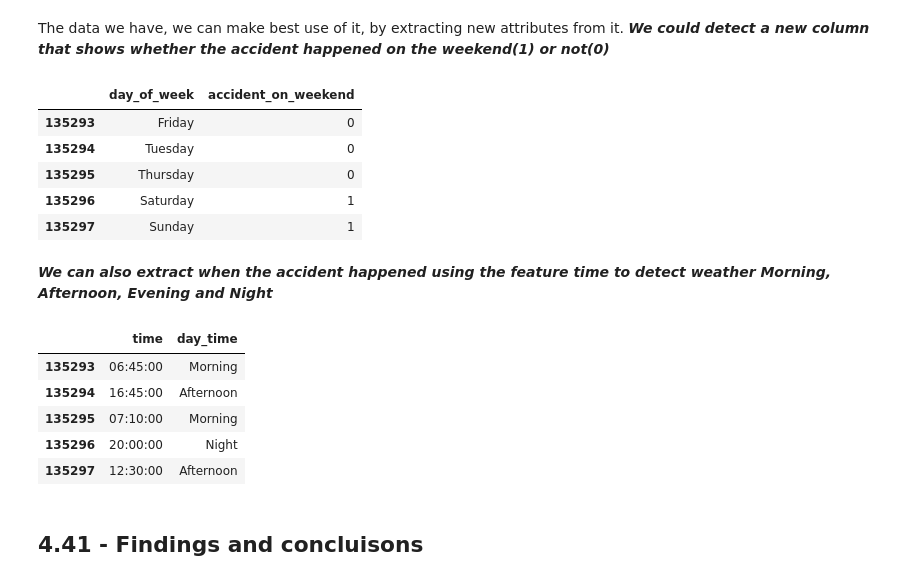
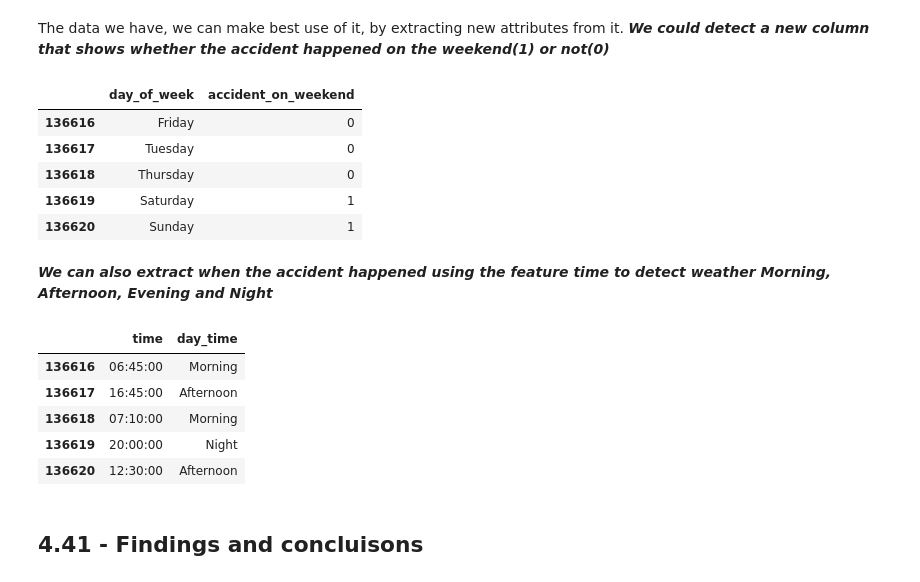
Before and after one commit to Abdelrahman-Khater/DE, a Jupyter notebook: m1 khair.ipynb, the cells around one changed output. Drawn from its saved outputs; the diff is of its cells as text; code cells hidden in the pictures.

```diff
--- a/m1 khair.ipynb
+++ b/m1 khair.ipynb
@@ -525,5 +516,6 @@ Name: date, dtype: object
 # %% [markdown]
 ### Converting date (Object) -> dateTime dataType
 # %%
-dataset['date'] =  pd.to_datetime(dataset['date'], format='%d/%m/%Y')
+dataset_copy=ds_clean.copy()
+dataset_copy['date'] =  pd.to_datetime(dataset_copy['date'], format='%d/%m/%Y')
 # %%
@@ -535,5 +527,5 @@ Name: date, dtype: datetime64[ns]
 # %% [markdown]
 ### Discretizing the data into weeks according to the dates.
 # %%
-dataset['Week number'] = dataset['date'].dt.isocalendar().week
+ds_clean['Week number'] = dataset_copy['date'].dt.isocalendar().week
 # %%
@@ -764,31 +783,31 @@ df=pd.read_csv("cleaned_ds.csv")
 # %%
-df["accident_on_weekend"]= np.where((df["day_of_week"] =="Saturday") |  (df["day_of_week"] == "Sunday"), 1, 0)
-df.loc[:,["day_of_week","accident_on_weekend"]].tail(5)
+ds_clean["accident_on_weekend"]= np.where((ds_clean["day_of_week"] =="Saturday") |  (ds_clean["day_of_week"] == "Sunday"), 1, 0)
+ds_clean.loc[:,["day_of_week","accident_on_weekend"]].tail(5)
 # %% [output]
 |  | day_of_week | accident_on_weekend |
-| 135293 | Friday | 0 |
-| 135294 | Tuesday | 0 |
-| 135295 | Thursday | 0 |
-| 135296 | Saturday | 1 |
-| 135297 | Sunday | 1 |
+| 136616 | Friday | 0 |
+| 136617 | Tuesday | 0 |
+| 136618 | Thursday | 0 |
+| 136619 | Saturday | 1 |
+| 136620 | Sunday | 1 |
 # %% [markdown]
 ***We can also extract when the accident happened using the feature time to detect weather Morning, Afternoon, Evening and Night***
 # %%
 # converting time Object format to datetime format
-df['time'] = pd.to_datetime(df['time'],format= '%H:%M')
-df.loc[df['time'].dt.hour<12, ['day_time']] = 'Morning'
-df.loc[(df['time'].dt.hour>=12) & (df['time'].dt.hour<19), ['day_time']] = 'Afternoon'
-df.loc[(df['time'].dt.hour>=19) & (df['time'].dt.hour<19), ['day_time']] = 'Evening'
-df.loc[(df['time'].dt.hour>=19) & (df['time'].dt.hour<24), ['day_time']] = 'Night'
-df['time'] = pd.to_datetime(df['time'],format= '%H:%M:%S').dt.time
-df.loc[:,["time","day_time"]].tail(5)
+ds_clean['time'] = pd.to_datetime(ds_clean['time'],format= '%H:%M')
+ds_clean.loc[ds_clean['time'].dt.hour<12, ['day_time']] = 'Morning'
+ds_clean.loc[(ds_clean['time'].dt.hour>=12) & (ds_clean['time'].dt.hour<19), ['day_time']] = 'Afternoon'
+ds_clean.loc[(ds_clean['time'].dt.hour>=19) & (ds_clean['time'].dt.hour<19), ['day_time']] = 'Evening'
+ds_clean.loc[(ds_clean['time'].dt.hour>=19) & (ds_clean['time'].dt.hour<24), ['day_time']] = 'Night'
+ds_clean['time'] = pd.to_datetime(ds_clean['time'],format= '%H:%M:%S').dt.time
+ds_clean.loc[:,["time","day_time"]].tail(5)
 # %% [output]
 |  | time | day_time |
-| 135293 | 06:45:00 | Morning |
-| 135294 | 16:45:00 | Afternoon |
-| 135295 | 07:10:00 | Morning |
-| 135296 | 20:00:00 | Night |
-| 135297 | 12:30:00 | Afternoon |
+| 136616 | 06:45:00 | Morning |
+| 136617 | 16:45:00 | Afternoon |
+| 136618 | 07:10:00 | Morning |
+| 136619 | 20:00:00 | Night |
+| 136620 | 12:30:00 | Afternoon |
 # %% [markdown]
 ## 4.41 - Findings and concluisons
 # %% [markdown]
```
Also changed, not shown: parts of 26 cells of this notebook, 2 other files.
